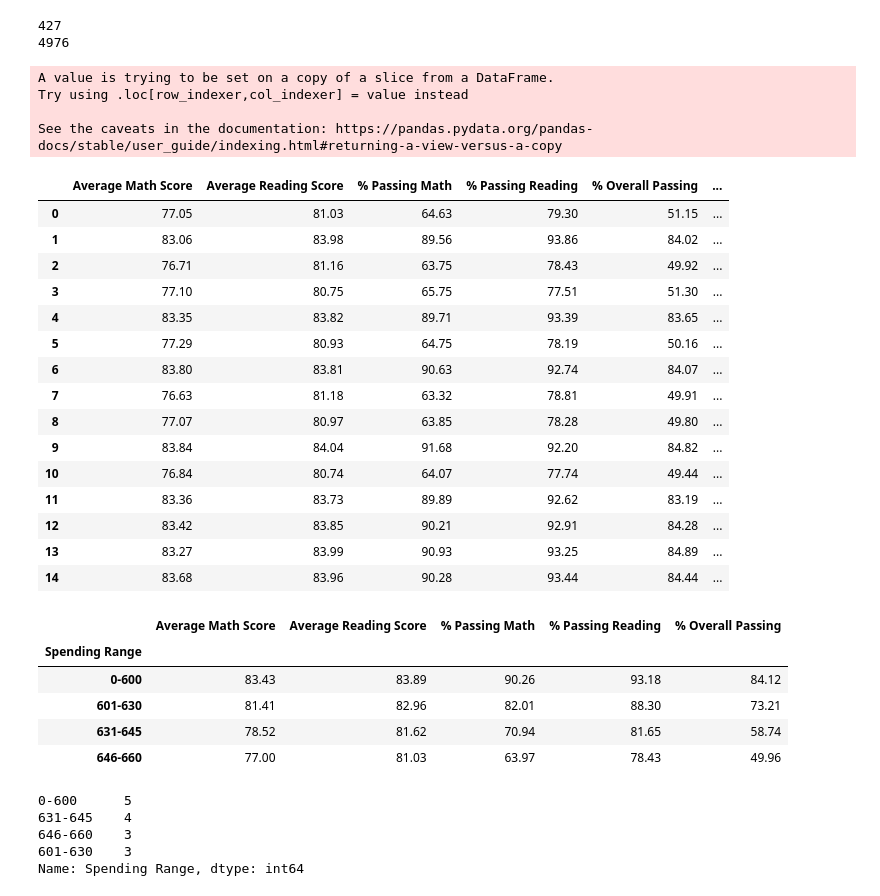
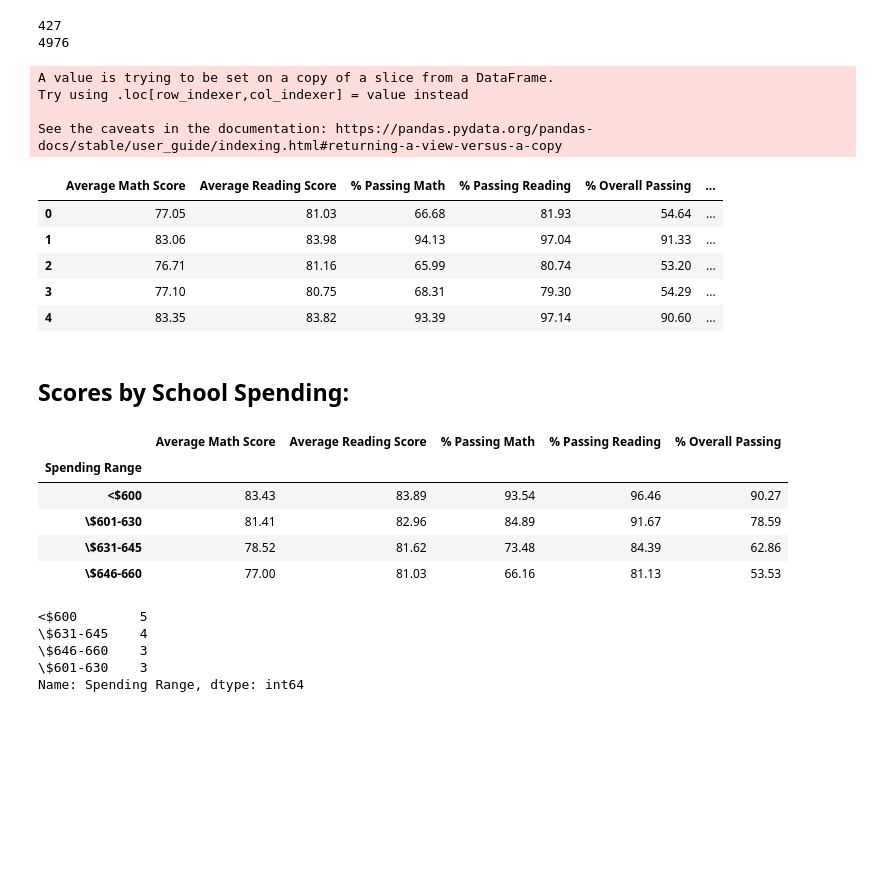
Before and after one commit to juliabrunett/pandas-challenge, a Jupyter notebook: PyCitySchools/PyCitySchools.ipynb, the cells around one changed output. Cells and saved outputs as stored; diff of their text form; code cells hidden in the pictures; blank space fills up the shorter version.

```diff
--- a/PyCitySchools/PyCitySchools.ipynb
+++ b/PyCitySchools/PyCitySchools.ipynb
@@ -103,7 +103,7 @@ print(renamed_students_df["Reading Score"].max())
 # %%
 # District: PASSING MATH
 # Passing Score: 70?
-passed_math_df = renamed_students_df.loc[renamed_students_df["Math Score"] > 70, ["Student ID", "Student Name",
+passed_math_df = renamed_students_df.loc[renamed_students_df["Math Score"] >= 70, ["Student ID", "Student Name",
                                                                                   "Gender", "Grade", "School Name",
                                                                                   "Math Score", "Reading Score"]]
 passed_math_df.head(2)
@@ -121,7 +121,7 @@ print(stu_passed_math)
 # %%
 # District: PASSING READING
 # Passing Score: 70?
-passed_reading_df = renamed_students_df.loc[renamed_students_df["Reading Score"] > 70, ["Student ID", "Student Name",
+passed_reading_df = renamed_students_df.loc[renamed_students_df["Reading Score"] >= 70, ["Student ID", "Student Name",
                                                                                         "Gender", "Grade", "School Name",
                                                                                         "Reading Score", "Math Score"]]
 passed_reading_df.head(2)
@@ -139,7 +139,7 @@ print(stu_passed_reading)
 # %%
 # District: OVERALL PASSING
 # Passing Score: 70?
-passed_both_df = passed_math_df.loc[passed_math_df["Reading Score"] > 70, ["Student ID", "Student Name",
+passed_both_df = passed_math_df.loc[passed_math_df["Reading Score"] >= 70, ["Student ID", "Student Name",
                                                                            "Gender", "Grade", "School Name",
                                                                            "Reading Score", "Math Score"]]
 passed_both_df.head(2)
@@ -453,35 +469,27 @@ spending_df = school_merged_df[["Average Math Score", "Average Reading Score", "
 # %%
 # Bins for school spending per student
 spending_bins = [0, 600, 630, 645, 660]
-spending_names = ["0-600", "601-630", "631-645", "646-660"]
+spending_names = ["<$600", "\$601-630", "\$631-645", "\$646-660"]
 # %%
 # Create bins for spending
 spending_df["Spending Range"] = pd.cut(spending_df["Per Student Budget"], spending_bins, labels=spending_names, include_lowest=True)
 # Remove unneccessary columns
 spending_range_df = spending_df[["Average Math Score", "Average Reading Score", "% Passing Math",
                                  "% Passing Reading","% Overall Passing", "Spending Range"]]
-spending_range_df
+spending_range_df.head()
 # %% [output]
 A value is trying to be set on a copy of a slice from a DataFrame.
 Try using .loc[row_indexer,col_indexer] = value instead
 
 See the caveats in the documentation: https://pandas.pydata.org/pandas-docs/stable/user_guide/indexing.html#returning-a-view-versus-a-copy
 |  | Average Math Score | Average Reading Score | % Passing Math | % Passing Reading | % Overall Passing | ... |
-| 0 | 77.05 | 81.03 | 64.63 | 79.30 | 51.15 | ... |
-| 1 | 83.06 | 83.98 | 89.56 | 93.86 | 84.02 | ... |
-| 2 | 76.71 | 81.16 | 63.75 | 78.43 | 49.92 | ... |
-| 3 | 77.10 | 80.75 | 65.75 | 77.51 | 51.30 | ... |
-| 4 | 83.35 | 83.82 | 89.71 | 93.39 | 83.65 | ... |
-| 5 | 77.29 | 80.93 | 64.75 | 78.19 | 50.16 | ... |
-| 6 | 83.80 | 83.81 | 90.63 | 92.74 | 84.07 | ... |
-| 7 | 76.63 | 81.18 | 63.32 | 78.81 | 49.91 | ... |
-| 8 | 77.07 | 80.97 | 63.85 | 78.28 | 49.80 | ... |
-| 9 | 83.84 | 84.04 | 91.68 | 92.20 | 84.82 | ... |
-| 10 | 76.84 | 80.74 | 64.07 | 77.74 | 49.44 | ... |
-| 11 | 83.36 | 83.73 | 89.89 | 92.62 | 83.19 | ... |
-| 12 | 83.42 | 83.85 | 90.21 | 92.91 | 84.28 | ... |
-| 13 | 83.27 | 83.99 | 90.93 | 93.25 | 84.89 | ... |
-| 14 | 83.68 | 83.96 | 90.28 | 93.44 | 84.44 | ... |
+| 0 | 77.05 | 81.03 | 66.68 | 81.93 | 54.64 | ... |
+| 1 | 83.06 | 83.98 | 94.13 | 97.04 | 91.33 | ... |
+| 2 | 76.71 | 81.16 | 65.99 | 80.74 | 53.20 | ... |
+| 3 | 77.10 | 80.75 | 68.31 | 79.30 | 54.29 | ... |
+| 4 | 83.35 | 83.82 | 93.39 | 97.14 | 90.60 | ... |
+# %% [markdown]
+## Scores by School Spending:
 # %%
 # OUTPUT: SCORES BY SCHOOL SPENDING (PER STUDENT)
 spending_groupby = spending_range_df.groupby(["Spending Range"])
@@ -489,18 +497,18 @@ round(spending_groupby.mean().head(15),2)
 # %% [output]
 |  | Average Math Score | Average Reading Score | % Passing Math | % Passing Reading | % Overall Passing |
 | Spending Range |  |  |  |  |  |
-| 0-600 | 83.43 | 83.89 | 90.26 | 93.18 | 84.12 |
-| 601-630 | 81.41 | 82.96 | 82.01 | 88.30 | 73.21 |
-| 631-645 | 78.52 | 81.62 | 70.94 | 81.65 | 58.74 |
-| 646-660 | 77.00 | 81.03 | 63.97 | 78.43 | 49.96 |
+| <$600 | 83.43 | 83.89 | 93.54 | 96.46 | 90.27 |
+| \$601-630 | 81.41 | 82.96 | 84.89 | 91.67 | 78.59 |
+| \$631-645 | 78.52 | 81.62 | 73.48 | 84.39 | 62.86 |
+| \$646-660 | 77.00 | 81.03 | 66.16 | 81.13 | 53.53 |
 # %%
 # Count amount in Spending Range bins
 spending_df["Spending Range"].value_counts()
 # %% [output]
-0-600      5
-631-645    4
-646-660    3
-601-630    3
+<$600        5
+\$631-645    4
+\$646-660    3
+\$601-630    3
 Name: Spending Range, dtype: int64
 # %%
 # Create size DataFrame
```
Also changed, not shown: parts of 26 cells of this notebook.
